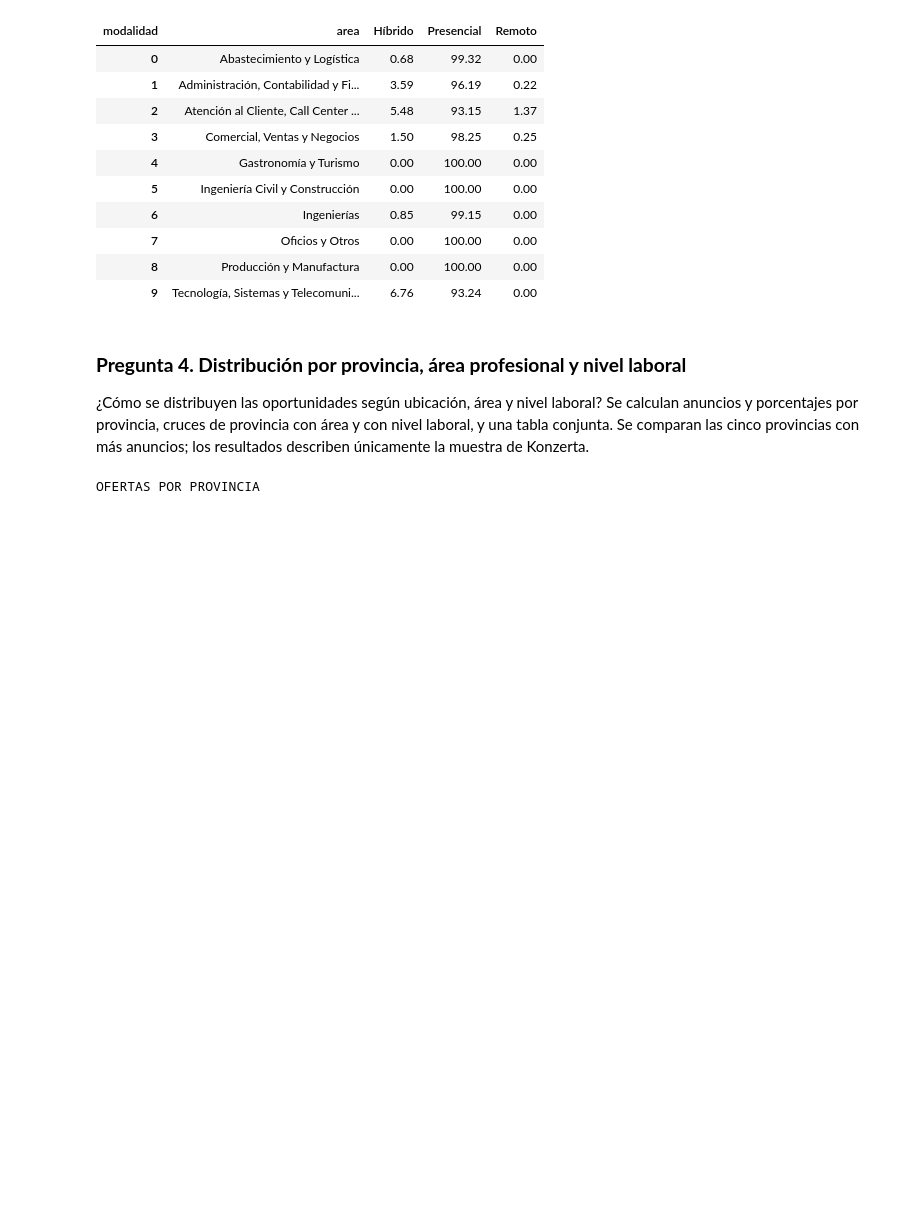
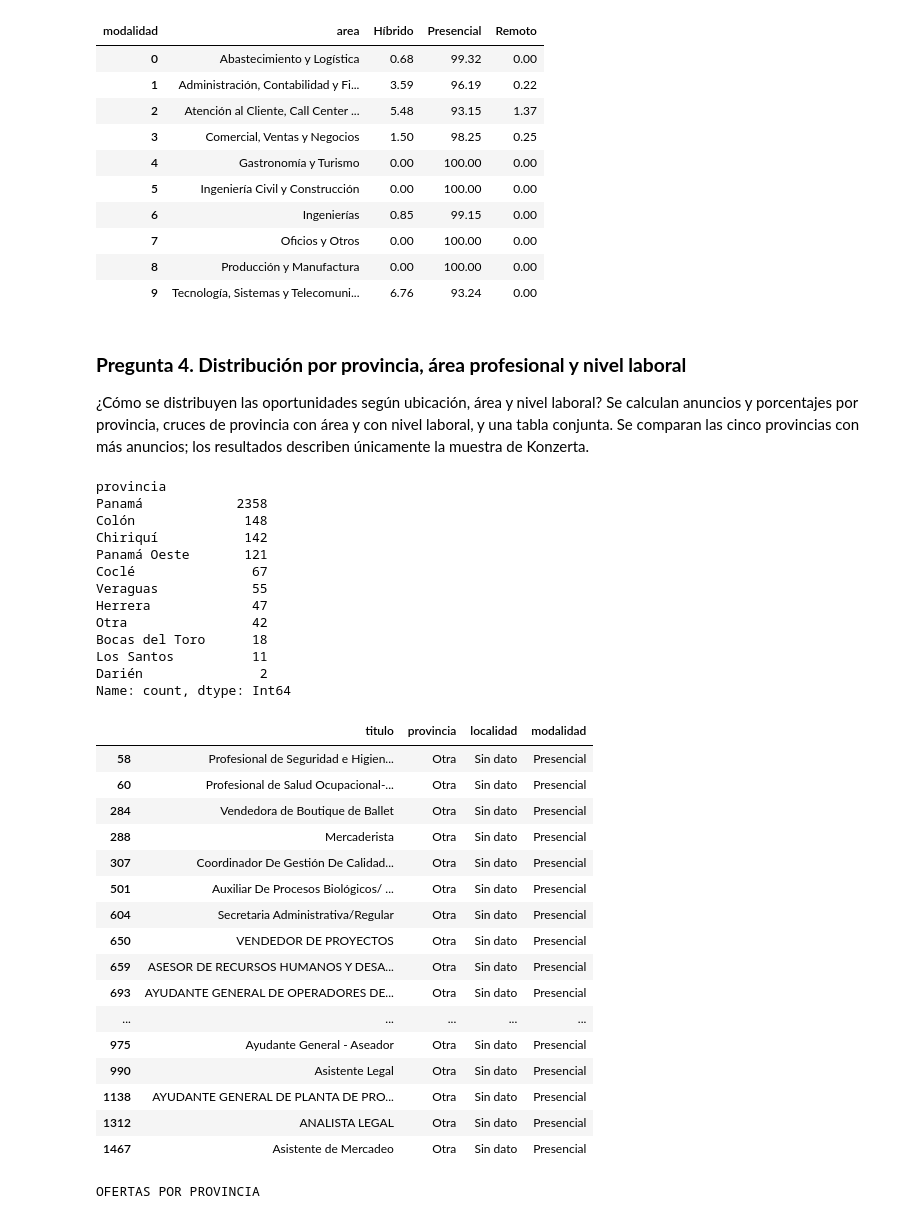
Before and after one commit to kramos213/LSantimateo, a Jupyter notebook: Proyecto_Konzerta/notebooks/Proyecto_Konzerta_KR.ipynb, the cells around one changed output. Drawn from its saved outputs; the diff is of its cells as text; code cells hidden in the pictures; blank space fills up the shorter version.

```diff
--- a/Proyecto_Konzerta/notebooks/Proyecto_Konzerta_KR.ipynb
+++ b/Proyecto_Konzerta/notebooks/Proyecto_Konzerta_KR.ipynb
@@ -966,5 +1205,45 @@ DISTRIBUCIÓN PORCENTUAL POR ÁREA
 ### **Pregunta 4. Distribución por provincia, área profesional y nivel laboral**
 
 ¿Cómo se distribuyen las oportunidades según ubicación, área y nivel laboral? Se calculan anuncios y porcentajes por provincia, cruces de provincia con área y con nivel laboral, y una tabla conjunta. Se comparan las cinco provincias con más anuncios; los resultados describen únicamente la muestra de Konzerta.
+# %%
+print(konzerta["provincia"].value_counts())
+
+display(
+    konzerta.loc[
+        konzerta["provincia"].str.strip().str.lower() == "otra",
+        ["titulo", "provincia", "localidad", "modalidad"]
+    ].head(20)
+)
+# %% [output]
+provincia
+Panamá            2358
+Colón              148
+Chiriquí           142
+Panamá Oeste       121
+Coclé               67
+Veraguas            55
+Herrera             47
+Otra                42
+Bocas del Toro      18
+Los Santos          11
+Darién               2
+Name: count, dtype: Int64
+|  | titulo | provincia | localidad | modalidad |
+| 58 | Profesional de Seguridad e Higien... | Otra | Sin dato | Presencial |
+| 60 | Profesional de Salud Ocupacional-... | Otra | Sin dato | Presencial |
+| 284 | Vendedora de Boutique de Ballet | Otra | Sin dato | Presencial |
+| 288 | Mercaderista | Otra | Sin dato | Presencial |
+| 307 | Coordinador De Gestión De Calidad... | Otra | Sin dato | Presencial |
+| 501 | Auxiliar De Procesos Biológicos/ ... | Otra | Sin dato | Presencial |
+| 604 | Secretaria Administrativa/Regular | Otra | Sin dato | Presencial |
+| 650 | VENDEDOR DE PROYECTOS | Otra | Sin dato | Presencial |
+| 659 | ASESOR DE RECURSOS HUMANOS Y DESA... | Otra | Sin dato | Presencial |
+| 693 | AYUDANTE GENERAL DE OPERADORES DE... | Otra | Sin dato | Presencial |
+| ... | ... | ... | ... | ... |
+| 975 | Ayudante General - Aseador | Otra | Sin dato | Presencial |
+| 990 | Asistente Legal | Otra | Sin dato | Presencial |
+| 1138 | AYUDANTE GENERAL DE PLANTA DE PRO... | Otra | Sin dato | Presencial |
+| 1312 | ANALISTA LEGAL | Otra | Sin dato | Presencial |
+| 1467 | Asistente de Mercadeo | Otra | Sin dato | Presencial |
 # %%
 # ==========================================================
```
Also changed, not shown: parts of 23 cells of this notebook.
